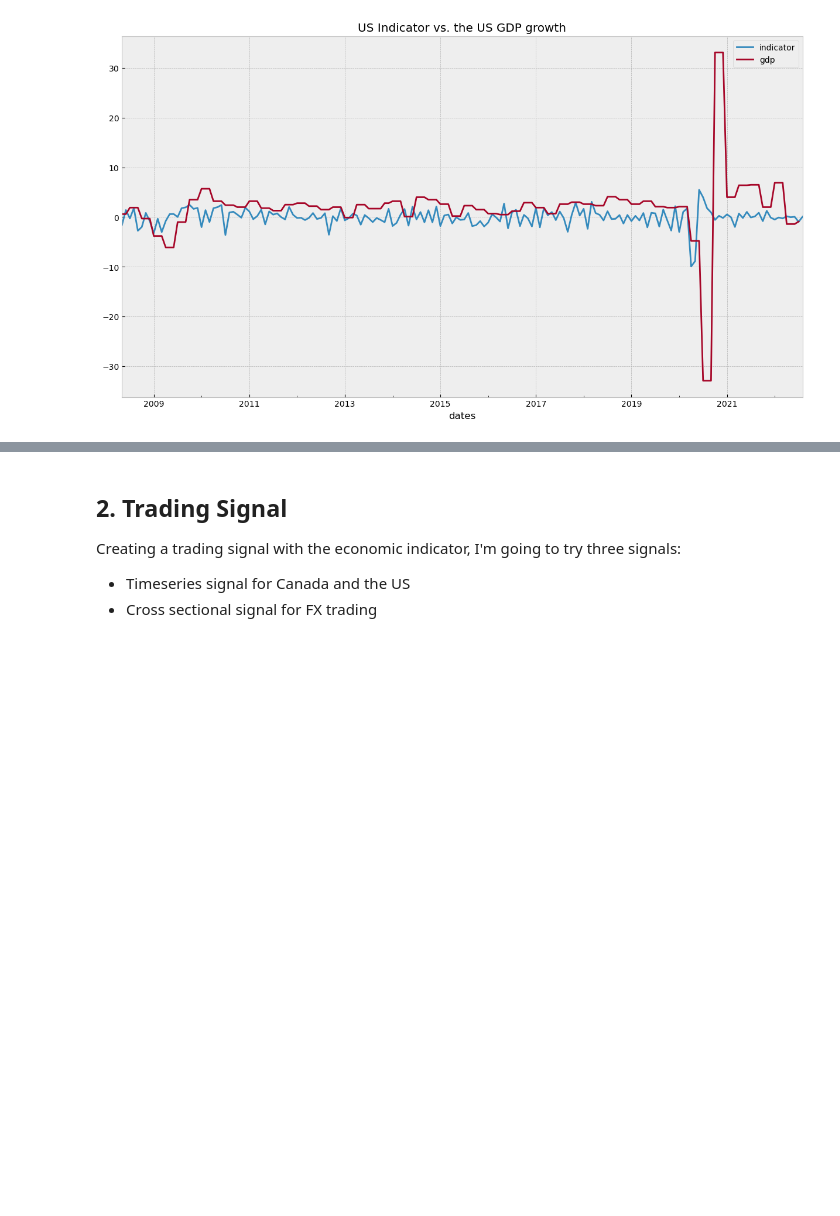
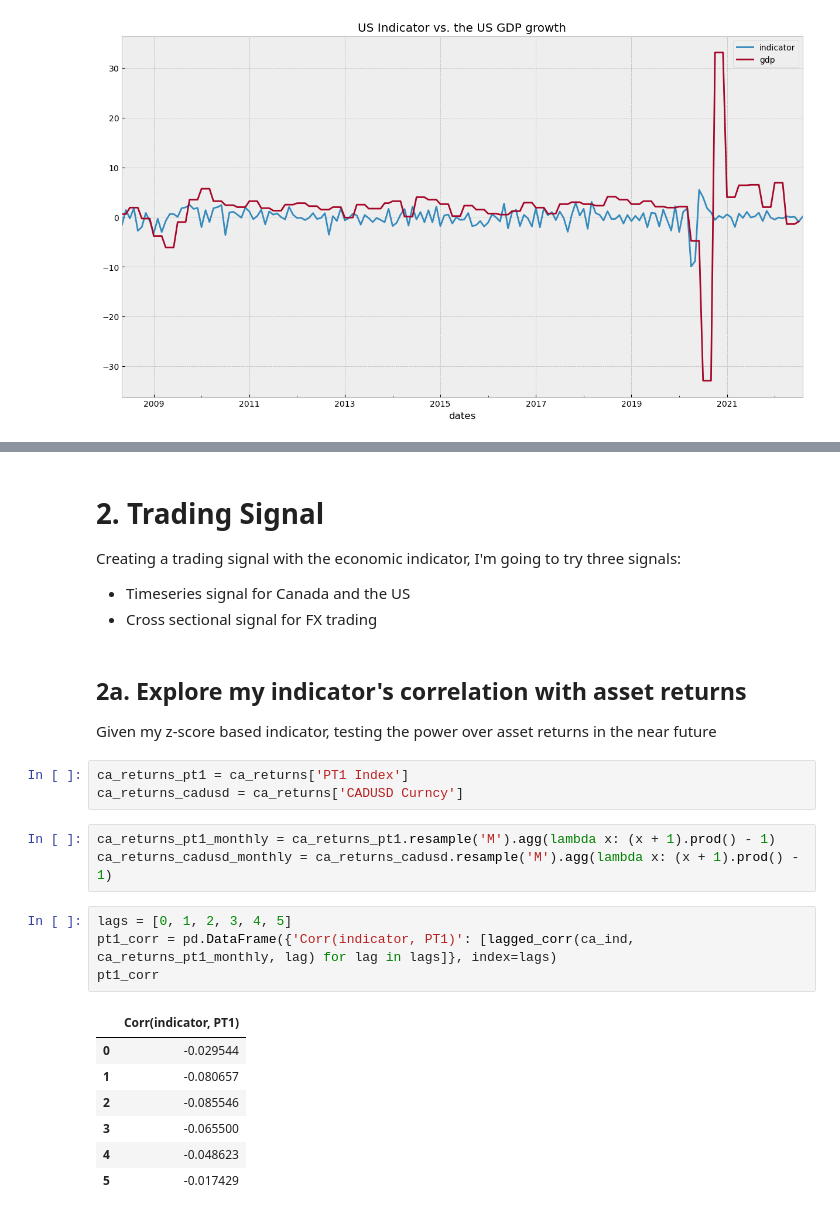
Before and after one commit to L-Dinosaur/trading_server, a Jupyter notebook: project_2/OTPP Capital Markets Investment Analytics - Interview Project Notebook.ipynb, the cells around one changed output, grey strips where cells are left out. Cells and saved outputs as stored; diff of their text form; blank space fills up the shorter version.

```diff
--- a/project_2/OTPP Capital Markets Investment Analytics - Interview Project Notebook.ipynb
+++ b/project_2/OTPP Capital Markets Investment Analytics - Interview Project Notebook.ipynb
@@ -525,7 +510,29 @@ b.plot(title="US Indicator vs. the US GDP growth")
 # %% [markdown]
-## 2. Trading Signal
+# 2. Trading Signal
 
 Creating a trading signal with the economic indicator, I'm going to try three signals:
 
 - Timeseries signal for Canada and the US
 - Cross sectional signal for FX trading
+# %% [markdown]
+## 2a. Explore my indicator's correlation with asset returns
+
+Given my z-score based indicator, testing the power over asset returns in the near future
+# %%
+ca_returns_pt1 = ca_returns['PT1 Index']
+ca_returns_cadusd = ca_returns['CADUSD Curncy']
+# %%
+ca_returns_pt1_monthly = ca_returns_pt1.resample('M').agg(lambda x: (x + 1).prod() - 1)
+ca_returns_cadusd_monthly = ca_returns_cadusd.resample('M').agg(lambda x: (x + 1).prod() - 1)
+# %%
+lags = [0, 1, 2, 3, 4, 5]
+pt1_corr = pd.DataFrame({'Corr(indicator, PT1)': [lagged_corr(ca_ind, ca_returns_pt1_monthly, lag) for lag in lags]}, index=lags)
+pt1_corr
+# %% [output]
+|  | Corr(indicator, PT1) |
+| 0 | -0.029544 |
+| 1 | -0.080657 |
+| 2 | -0.085546 |
+| 3 | -0.065500 |
+| 4 | -0.048623 |
+| 5 | -0.017429 |
```
Also changed, not shown: parts of 31 cells of this notebook.
